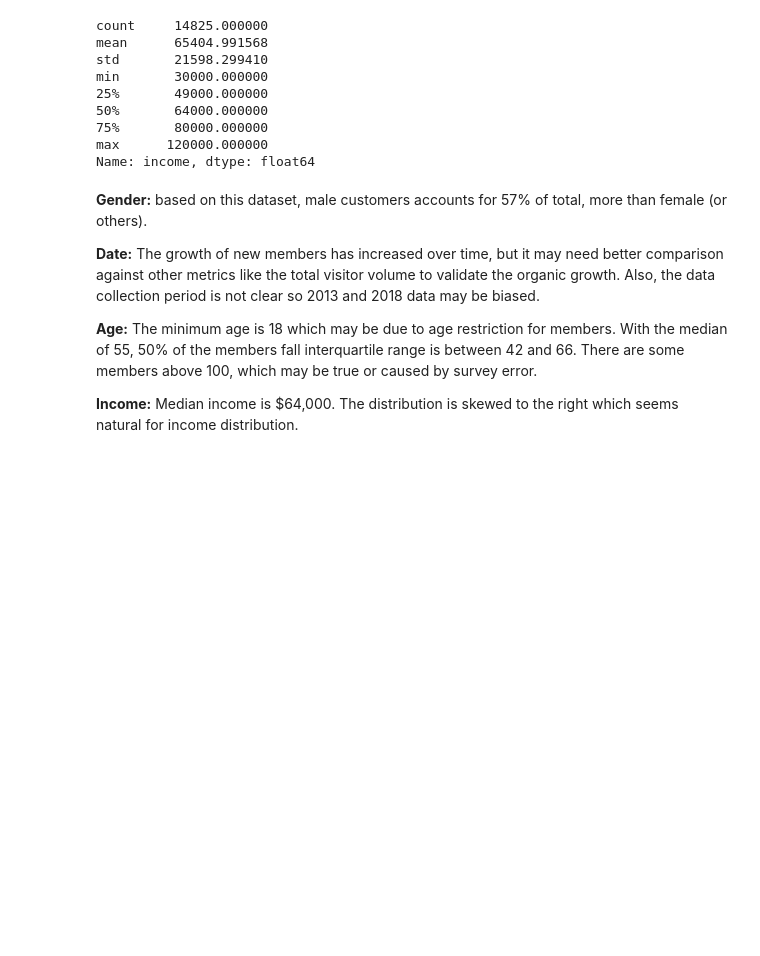
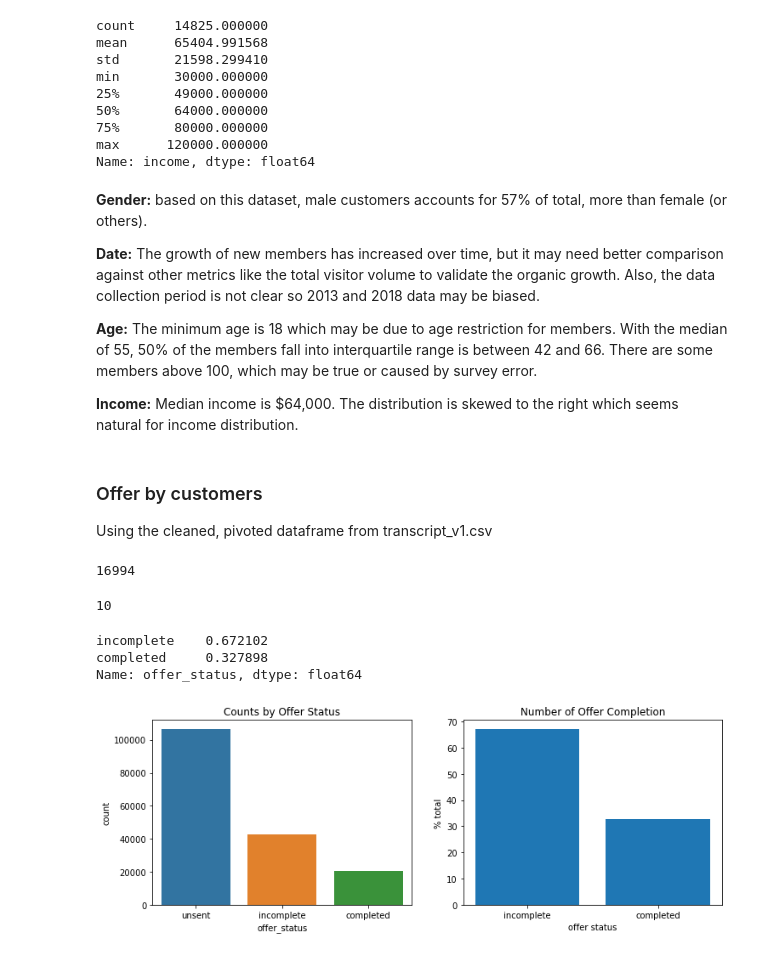
Before and after one commit to jasonsuk/ds-starbucks, a Jupyter notebook: Starbucks_Capstone_notebook.ipynb, the cells around one changed output. Cells and saved outputs as stored; diff of their text form; code cells hidden in the pictures; blank space fills up the shorter version.

```diff
--- a/Starbucks_Capstone_notebook.ipynb
+++ b/Starbucks_Capstone_notebook.ipynb
@@ -643,7 +824,7 @@ offer_by_customer_labeled.to_csv('data/offer_by_customer_labeled.csv', index=Tru
 portfolio_v1 = pd.read_csv('data/portfolio_v1.csv')
 profile_v1 = pd.read_csv('data/profile_v1.csv', parse_dates=True)
 transcript_v1 = pd.read_csv('data/transcript_v1.csv')
-offer_by_customer = pd.read_csv('data/offer_by_customer_labeled.csv')
+transcript_labeled = pd.read_csv('data/transcript_labeled.csv')
 # %%
 portfolio_v1
 # %% [output]
@@ -761,6 +942,42 @@ Name: income, dtype: float64
 
 **Date:** The growth of new members has increased over time, but it may need better comparison against other metrics like the total visitor volume to validate the organic growth. Also, the data collection period is not clear so 2013 and 2018 data may be biased.
 
-**Age:** The minimum age is 18 which may be due to age restriction for members. With the median of 55, 50% of the members fall interquartile range is between 42 and 66. There are some members above 100, which may be true or caused by survey error.
+**Age:** The minimum age is 18 which may be due to age restriction for members. With the median of 55, 50% of the members fall into interquartile range is between 42 and 66. There are some members above 100, which may be true or caused by survey error.
 
 **Income:** Median income is $64,000. The distribution is skewed to the right which seems natural for income distribution.
+# %% [markdown]
+### Offer by customers
+Using the cleaned, pivoted dataframe from transcript_v1.csv
+# %%
+# Number of unique customers
+transcript_labeled.person.nunique()
+# %% [output]
+16994
+# %%
+# Number of unique offers should be 10
+transcript_labeled.offer_id.nunique()
+# %% [output]
+10
+# %%
+offer_sent.value_counts() / offer_sent.shape[0]
+# %% [output]
+incomplete    0.672102
+completed     0.327898
+Name: offer_status, dtype: float64
+# %%
+fig, (ax1, ax2) = plt.subplots(1,2, figsize=(12,4))
+
+fig1 = sns.countplot(x=transcript_labeled.offer_status, ax=ax1);
+
+# Proportion of offer completion over total sent
+offer_sent = transcript_labeled[transcript_labeled.offer_status != 'unsent'].offer_status.value_counts()
+fig2 = plt.bar(x=offer_sent.index, height=offer_sent.values / offer_sent.values.sum() * 100);
+
+ax1.set_title('Counts by Offer Status');
+ax2.set(title='Number of Offer Completion', ylabel='% total', xlabel='offer status');
+ax2.set_yticks(np.arange(0, 70+10, 10))
+ax2.set_yticklabels(np.arange(0, 70+10, 10))
+
+plt.show()
+# %% [output]
+[figure, added]
```
Also changed, not shown: parts of 36 cells of this notebook, 1 other file.
